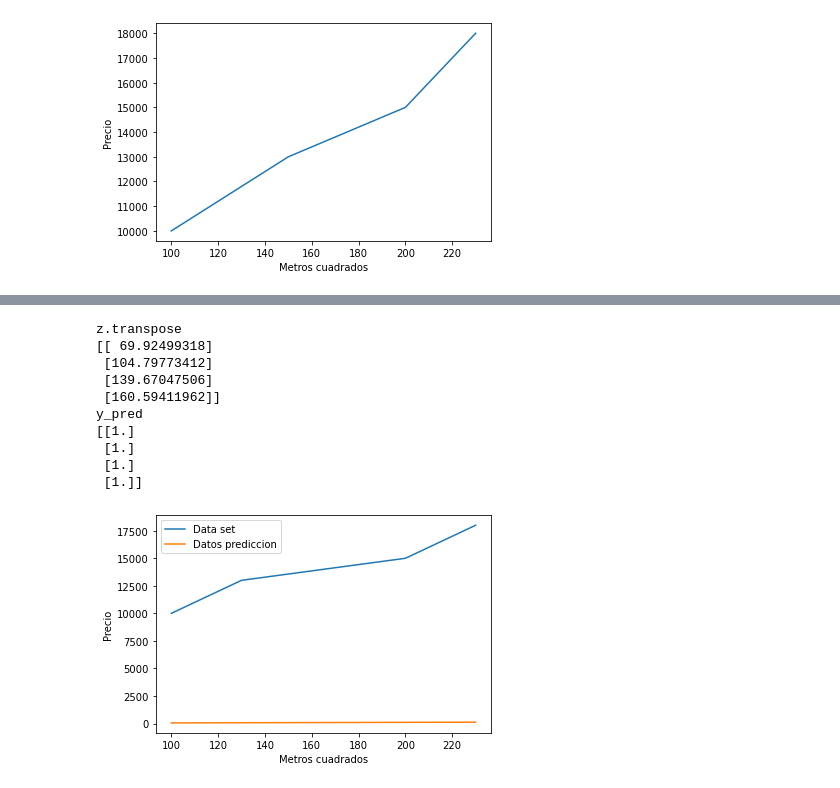
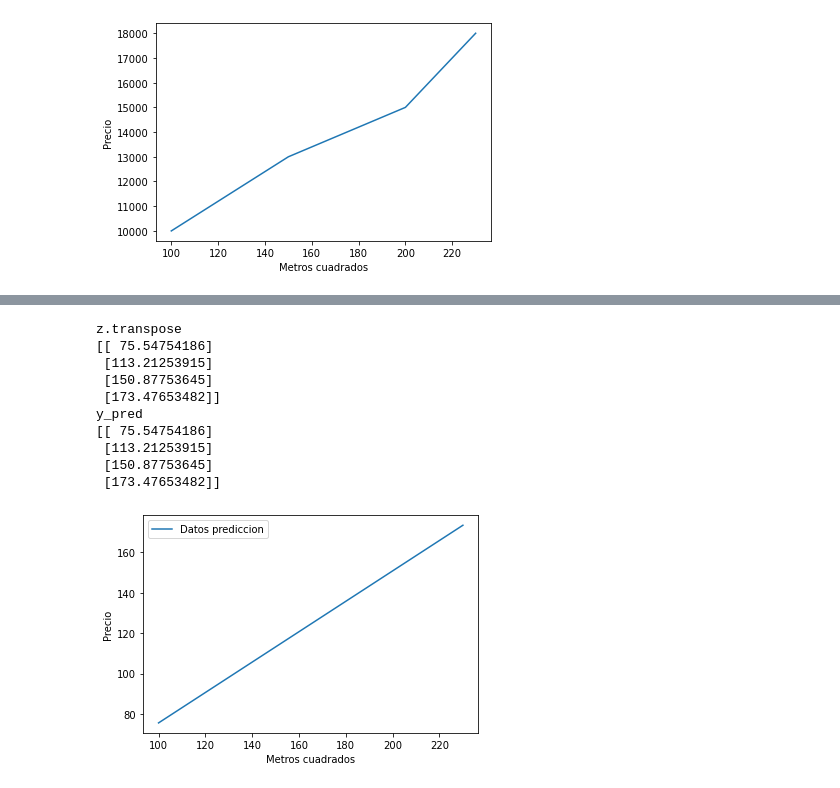
Before and after one commit to vchibilisco/ejemplos-IA, a Jupyter notebook: red_neuronal/Ejemplo.ipynb, the cells around one changed output, grey strips where cells are left out. Cells and saved outputs as stored; diff of their text form; code cells hidden in the pictures.

```diff
--- a/red_neuronal/Ejemplo.ipynb
+++ b/red_neuronal/Ejemplo.ipynb
@@ -74,7 +74,7 @@ def neurona(X, W, act):
       )
   )
 
-  X_red = numpy.append(arregloDeUnos, X, axis=1)
+  X_red = numpy.append(X, arregloDeUnos, axis=1)
 
   X_transpuesta = X_red.transpose()
   z = numpy.matmul(W, X_transpuesta)
@@ -95,26 +95,26 @@ def tangh(z):
 def relu(z):
   return numpy.maximum(0, z)
 # %%
-y_pred = neurona(X, W, tangh)
+y_pred = neurona(X, W, relu)
 print("y_pred")
 print(y_pred)
 # %% [output]
 z.transpose
-[[ 69.92499318]
- [104.79773412]
- [139.67047506]
- [160.59411962]]
+[[ 75.54754186]
+ [113.21253915]
+ [150.87753645]
+ [173.47653482]]
 y_pred
-[[1.]
- [1.]
- [1.]
- [1.]]
+[[ 75.54754186]
+ [113.21253915]
+ [150.87753645]
+ [173.47653482]]
 # %%
-plt.plot(X[:,0], Y[:], label = "Data set")
+# plt.plot(X[:,0], Y[:], label = "Data set")
 plt.plot(X[:,0], y_pred[:], label = "Datos prediccion")
 plt.ylabel('Precio')
 plt.xlabel('Metros cuadrados')
 plt.legend()
 plt.show()
 # %% [output]
-[figure, old version]
+[figure, new version]
```
Also changed, not shown: parts of 2 cells of this notebook, 7 other files.
